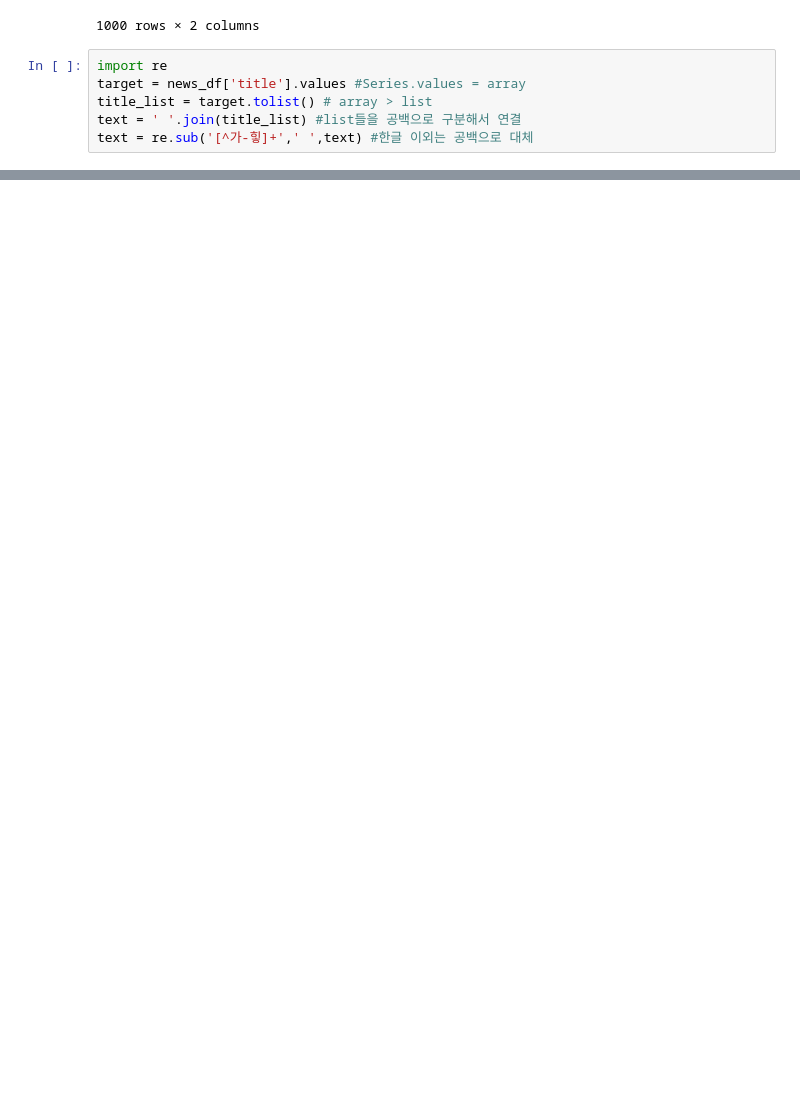
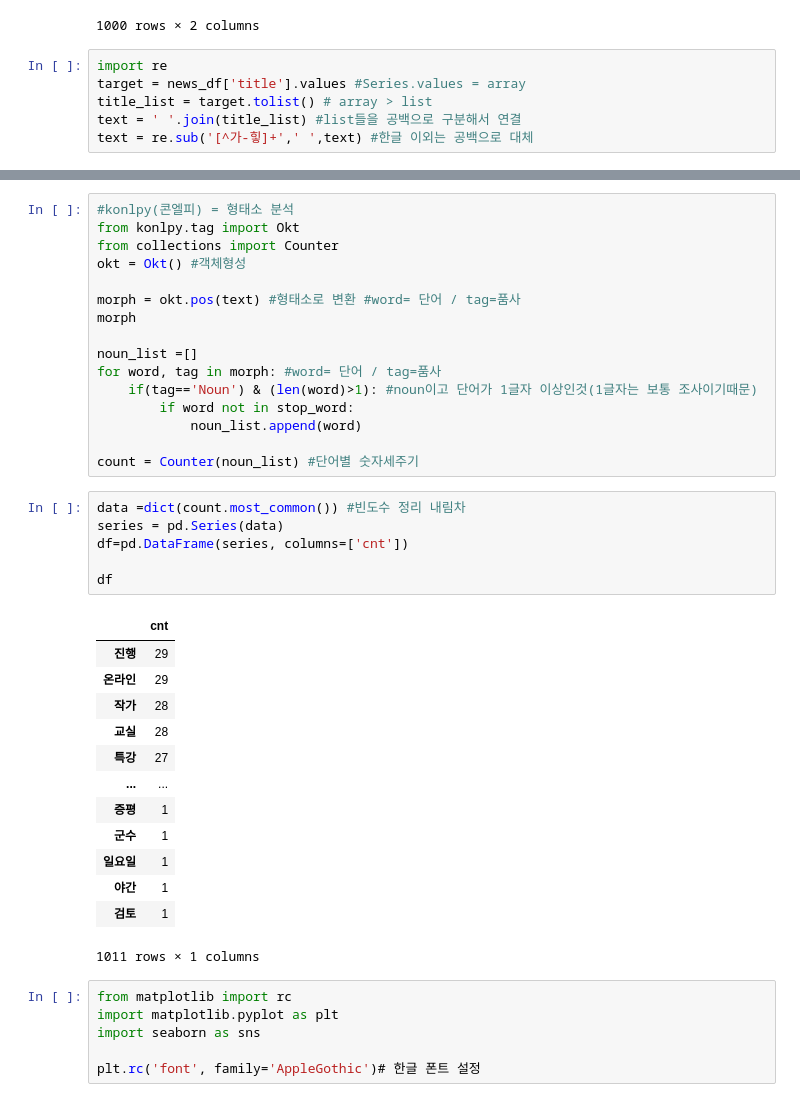
Before and after one commit to kyunakim/everybodys_lib, a Jupyter notebook: newsjeans.ipynb, the cells around one changed output, grey strips where cells are left out. Saved outputs shown, nothing was run; the diff lists cells and outputs as text; blank space fills up the shorter version.

```diff
--- a/newsjeans.ipynb
+++ b/newsjeans.ipynb
@@ -86,0 +127,42 @@ df
+# %%
+#konlpy(콘엘피) = 형태소 분석
+from konlpy.tag import Okt
+from collections import Counter
+okt = Okt() #객체형성
+
+morph = okt.pos(text) #형태소로 변환 #word= 단어 / tag=품사
+morph
+
+noun_list =[]
+for word, tag in morph: #word= 단어 / tag=품사
+    if(tag=='Noun') & (len(word)>1): #noun이고 단어가 1글자 이상인것(1글자는 보통 조사이기때문)
+        if word not in stop_word:
+            noun_list.append(word)
+
+count = Counter(noun_list) #단어별 숫자세주기
+# %%
+data =dict(count.most_common()) #빈도수 정리 내림차
+series = pd.Series(data)
+df=pd.DataFrame(series, columns=['cnt'])
+
+df
+# %% [output]
+|  | cnt |
+| 진행 | 29 |
+| 온라인 | 29 |
+| 작가 | 28 |
+| 교실 | 28 |
+| 특강 | 27 |
+| ... | ... |
+| 증평 | 1 |
+| 군수 | 1 |
+| 일요일 | 1 |
+| 야간 | 1 |
+| 검토 | 1 |
+1011 rows × 1 columns
+# %%
+from matplotlib import rc
+import matplotlib.pyplot as plt
+import seaborn as sns
+
+plt.rc('font', family='AppleGothic')# 한글 폰트 설정
```
Also changed, not shown: parts of 6 cells of this notebook, 1 other file.
